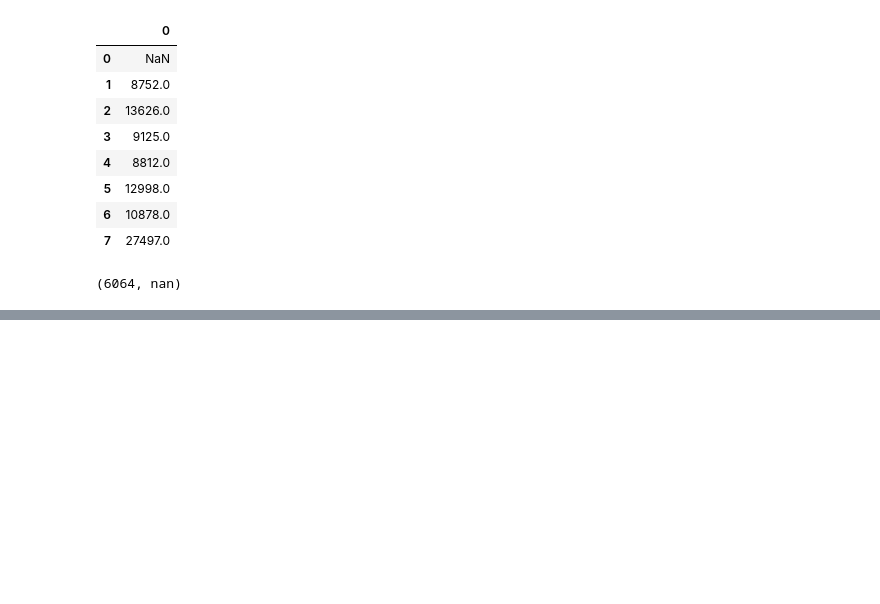
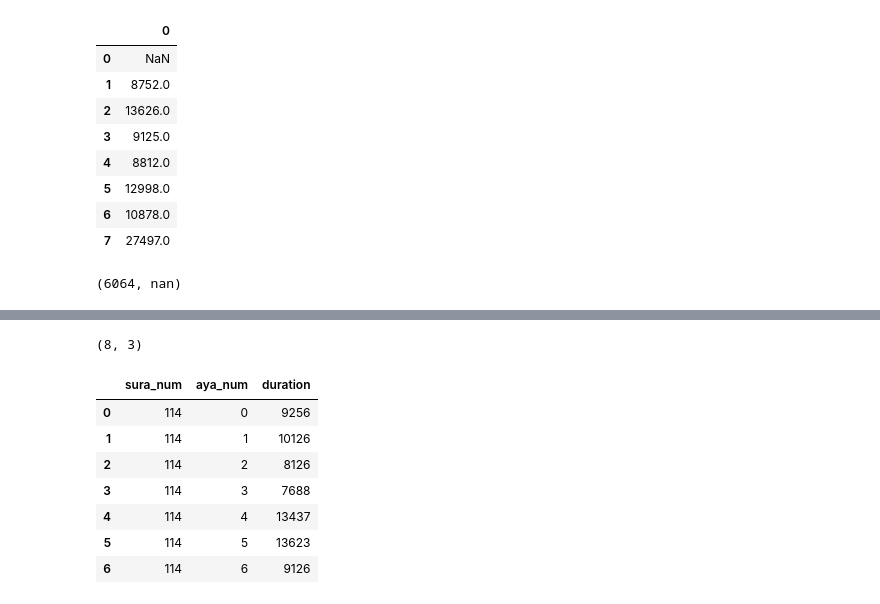
Before and after one commit to drnesr/QuranDataset, a Jupyter notebook: Code/DB_Qur_001.ipynb, the cells around one changed output, grey strips where cells are left out. Drawn from its saved outputs; the diff is of its cells as text; code cells hidden in the pictures; blank space fills up the shorter version.

```diff
--- a/Code/DB_Qur_001.ipynb
+++ b/Code/DB_Qur_001.ipynb
@@ -113,0 +160,8 @@ diff_time.rename(columns=)
+# %%
+diff_time.shape
+# %% [output]
+(8, 3)
+# %%
+# To fix excess aya (al-isti'atha) before fatiha
+if diff_time.shape[0]==7:
+    diff_time.aya_num=diff_time.aya_num.apply(lambda x:x+1)
@@ -113,0 +183,28 @@ diff_time.rename(columns=)
+# %%
+def get_ayat_durations(filename, sura_num, sura_max):
+    # test = pd.read_csv(archive.open('001.txt'), header=None, dtype=int)
+    test = pd.read_csv(filename, header=None, dtype=int)
+    diff_time = test.diff()
+    diff_time.iloc[0,0] = test.iloc[0,0]
+    diff_time=diff_time.astype(int)
+    diff_time['sura_num']=sura_num
+    diff_time.reset_index(inplace=True)
+    diff_time.rename(columns={
+        0: 'duration',
+        'index': 'aya_num'
+    },inplace=True)
+    # To fix excess aya (al-isti'atha) before fatiha
+    if diff_time.shape[0]==sura_max:
+        diff_time.aya_num=diff_time.aya_num.apply(lambda x:x+1)
+    return diff_time[['sura_num', 'aya_num', 'duration']]
+# %%
+get_ayat_durations(archive.open('114.txt'), 114, 6)
+# %% [output]
+|  | sura_num | aya_num | duration |
+| 0 | 114 | 0 | 9256 |
+| 1 | 114 | 1 | 10126 |
+| 2 | 114 | 2 | 8126 |
+| 3 | 114 | 3 | 7688 |
+| 4 | 114 | 4 | 13437 |
+| 5 | 114 | 5 | 13623 |
+| 6 | 114 | 6 | 9126 |
```
Also changed, not shown: parts of 7 cells of this notebook, 1 other file.
